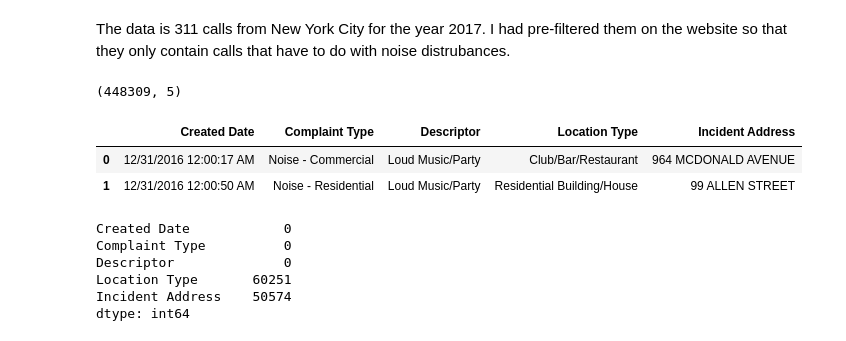
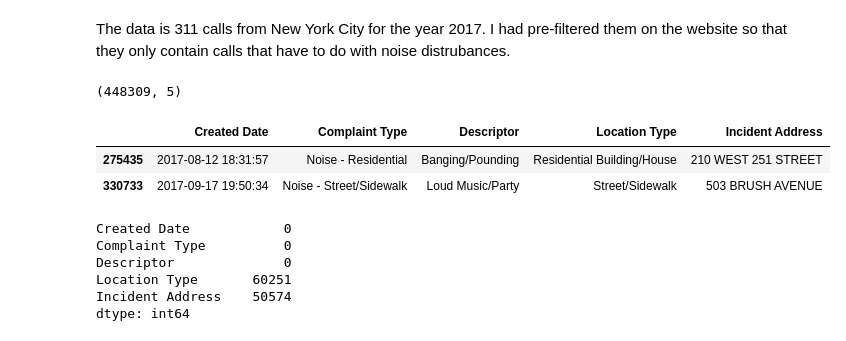
Before and after one commit to pigandfrog/NewYork_311_Noise, a Jupyter notebook: 311Calls_and_noise_ipynb.ipynb, the cells around one changed output. Saved outputs shown, nothing was run; the diff lists cells and outputs as text; code cells hidden in the pictures.

```diff
--- a/311Calls_and_noise_ipynb.ipynb
+++ b/311Calls_and_noise_ipynb.ipynb
@@ -58,12 +58,12 @@ dataFrameList = readUrl_for_dataframes(url_List)
 df = concatData(dataFrameList, df_1)
 # %%
 print(df.shape)
-df.head(2)
+df.sample(2)
 # %% [output]
 (448309, 5)
 |  | Created Date | Complaint Type | Descriptor | Location Type | Incident Address |
-| 0 | 12/31/2016 12:00:17 AM | Noise - Commercial | Loud Music/Party | Club/Bar/Restaurant | 964 MCDONALD AVENUE |
-| 1 | 12/31/2016 12:00:50 AM | Noise - Residential | Loud Music/Party | Residential Building/House | 99 ALLEN STREET |
+| 275435 | 2017-08-12 18:31:57 | Noise - Residential | Banging/Pounding | Residential Building/House | 210 WEST 251 STREET |
+| 330733 | 2017-09-17 19:50:34 | Noise - Street/Sidewalk | Loud Music/Party | Street/Sidewalk | 503 BRUSH AVENUE |
 # %%
 # Checking to see what are the null values
 df.isnull().sum()
```
Also changed, not shown: parts of 4 cells of this notebook.
